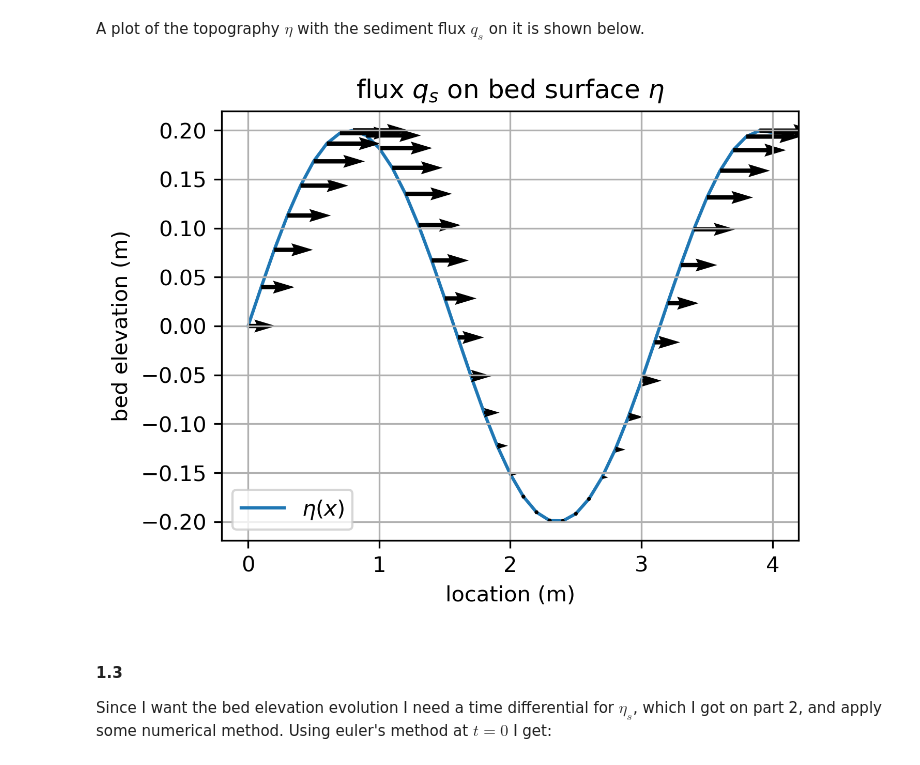
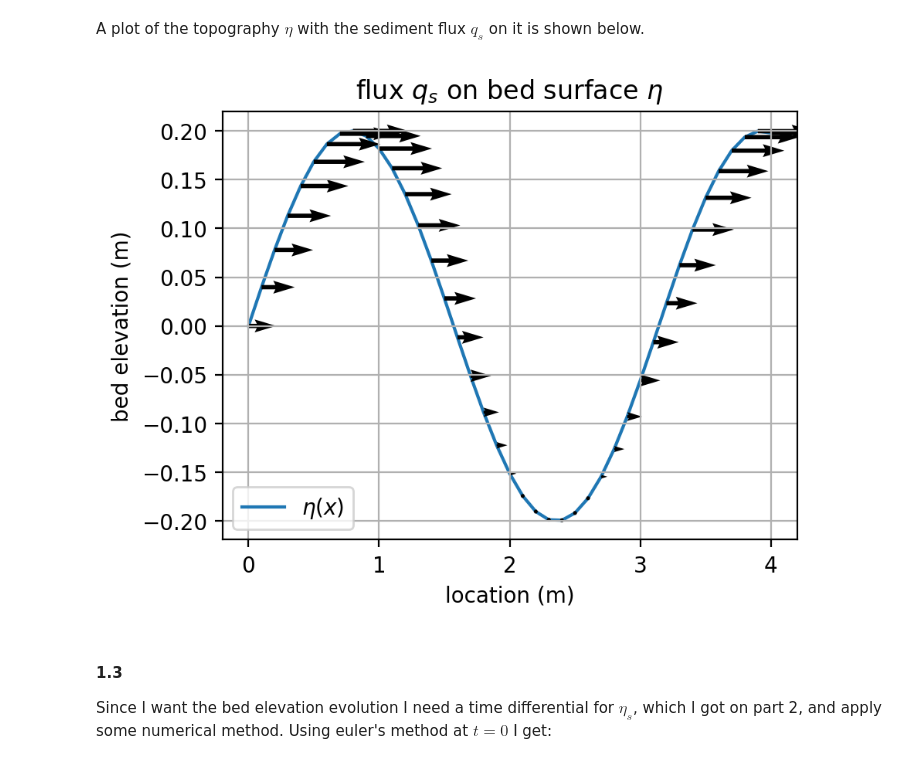
Before and after one commit to isamarcortes/Depositional_Mechanics, a Jupyter notebook: PS1.ipynb, the cells around one changed output. Saved outputs shown, nothing was run; the diff lists cells and outputs as text; code cells hidden in the pictures.

```diff
--- a/PS1.ipynb
+++ b/PS1.ipynb
@@ -50,21 +50,21 @@ n.append(b*np.sin(k*x));
 # %%
 #now with a plot of the flow on top
 plt.style.use("default");
-fig2, ax2= plt.subplots(figsize=[4.8, 3.6],dpi=300);
+fig2, ax2= plt.subplots(figsize=[4.8, 3.6],dpi=200);
 ax2.plot(x,n[0],label="$\eta (x)$",zorder=0);
 y_dummy=x*0;
 q=q0+a*n[0];
 ax2.quiver(x,n[0],q,y_dummy,zorder=1);
 
 # style of the plot
 ax2.set_xlabel("location (m)");
 ax2.set_ylabel("bed elevation (m)");
 ax2.set_title("flux $q_s$ on bed surface $\eta$");
 ax2.legend();
 ax2.grid(True);
 plt.show();
 # %% [output]
-[figure, old version]
+[figure, new version]
 # %% [markdown]
 #### 1.3
 Since I want the bed elevation evolution I need a time differential for $\eta_s$, which I got on part 2, and apply some numerical method. Using euler's method at $t=0$ I get:
```
